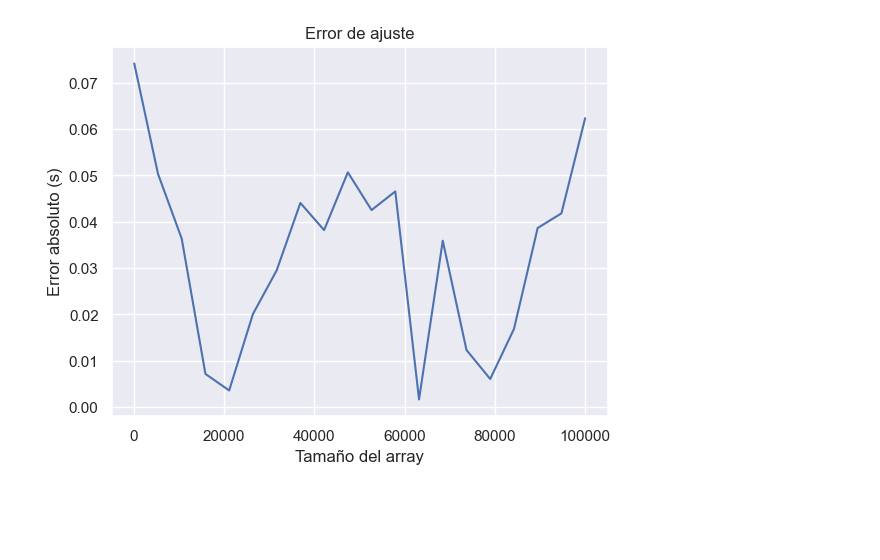
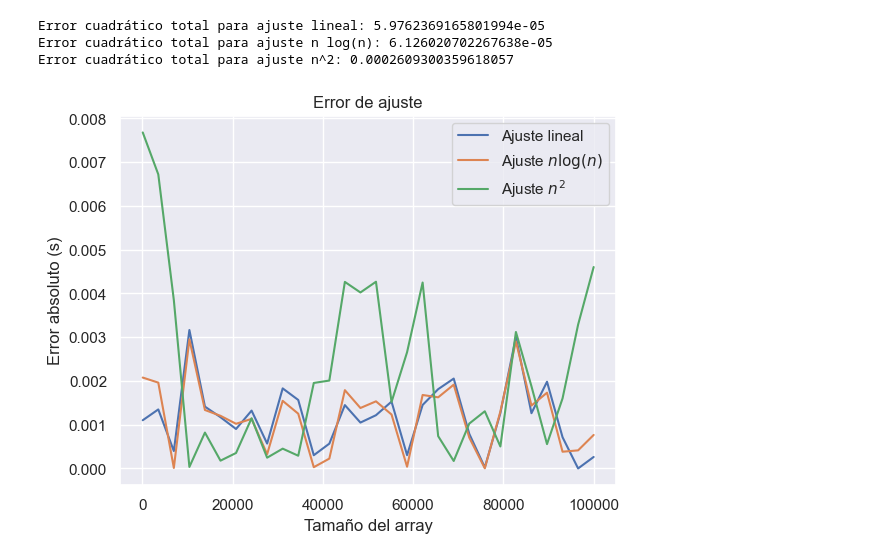
Before and after one commit to VickyA5/TP-Greedy-TDA, a Jupyter notebook: analisis.ipynb, the cells around one changed output. Cells and saved outputs as stored; diff of their text form; code cells hidden in the pictures; blank space fills up the shorter version.

```diff
--- a/analisis.ipynb
+++ b/analisis.ipynb
@@ -17,7 +17,7 @@ def get_random_array(size):
 
 # Run the algorithm n times, with input sizes from min_size to max_size
 min_size = 100
-max_size = 1_000_000
+max_size = 100_000
 n = 30
 x = np.linspace(min_size, max_size, n).astype(int)
 
@@ -56,0 +38,14 @@ fig
+# %%
+# Ajuste por cuadrados minimos de los datos obtenidos
+
+f_lineal = lambda x, c1, c2: c1 * x  + c2
+f_nlogn = lambda x, c1, c2: c1 * x * np.log(x) + c2
+f_n2 = lambda x, c1, c2: c1 * x**2 + c2
+
+c_lineal, _ = sp.optimize.curve_fit(f_lineal, x, [results[n] for n in x])
+c_nlogn, _ = sp.optimize.curve_fit(f_nlogn, x, [results[n] for n in x])
+c_n2, _ = sp.optimize.curve_fit(f_n2, x, [results[n] for n in x])
+
+print(f"c_1 lineal: {c_lineal[0]}, c_2 lineal: {c_lineal[1]}")
+print(f"c_1 n log(n): {c_nlogn[0]}, c_2 n log(n): {c_nlogn[1]}")
+print(f"c_1 n^2: {c_n2[0]}, c_2 n^2: {c_n2[1]}")
@@ -57,11 +72,29 @@ fig
+# %%
+# Cuadratic errors
+
+errors_lineal = [np.abs(f_lineal(n, c_lineal[0], c_lineal[1]) - results[n]) for n in x]
+errors_nlogn = [np.abs(f_nlogn(n, c_nlogn[0], c_nlogn[1]) - results[n]) for n in x]
+errors_n2 = [np.abs(f_n2(n, c_n2[0], c_n2[1]) - results[n]) for n in x]
+
+print(f"Error cuadrático total para ajuste lineal: {np.sum(np.power(errors_lineal, 2))}")
+print(f"Error cuadrático total para ajuste n log(n): {np.sum(np.power(errors_nlogn, 2))}")
+print(f"Error cuadrático total para ajuste n^2: {np.sum(np.power(errors_n2, 2))}")
+# %% [output]
+Error cuadrático total para ajuste lineal: 5.9762369165801994e-05
+Error cuadrático total para ajuste n log(n): 6.126020702267638e-05
+Error cuadrático total para ajuste n^2: 0.0002609300359618057
 # %%
+# Plot the errors
+
 ax: plt.Axes
 fig, ax = plt.subplots()
-errors = [np.abs(c[0] * n  + c[1] - results[n]) for n in x]
-ax.plot(x, errors)
+ax.plot(x, errors_lineal, label="Ajuste lineal")
+ax.plot(x, errors_nlogn, label="Ajuste $n \log(n)$")
+ax.plot(x, errors_n2, label="Ajuste $n^2$")
 ax.set_title('Error de ajuste')
 ax.set_xlabel('Tamaño del array')
 ax.set_ylabel('Error absoluto (s)')
+ax.legend()
 None
 # %% [output]
-[figure, old version]
+[figure, new version]
```
Also changed, not shown: parts of 8 cells of this notebook.
